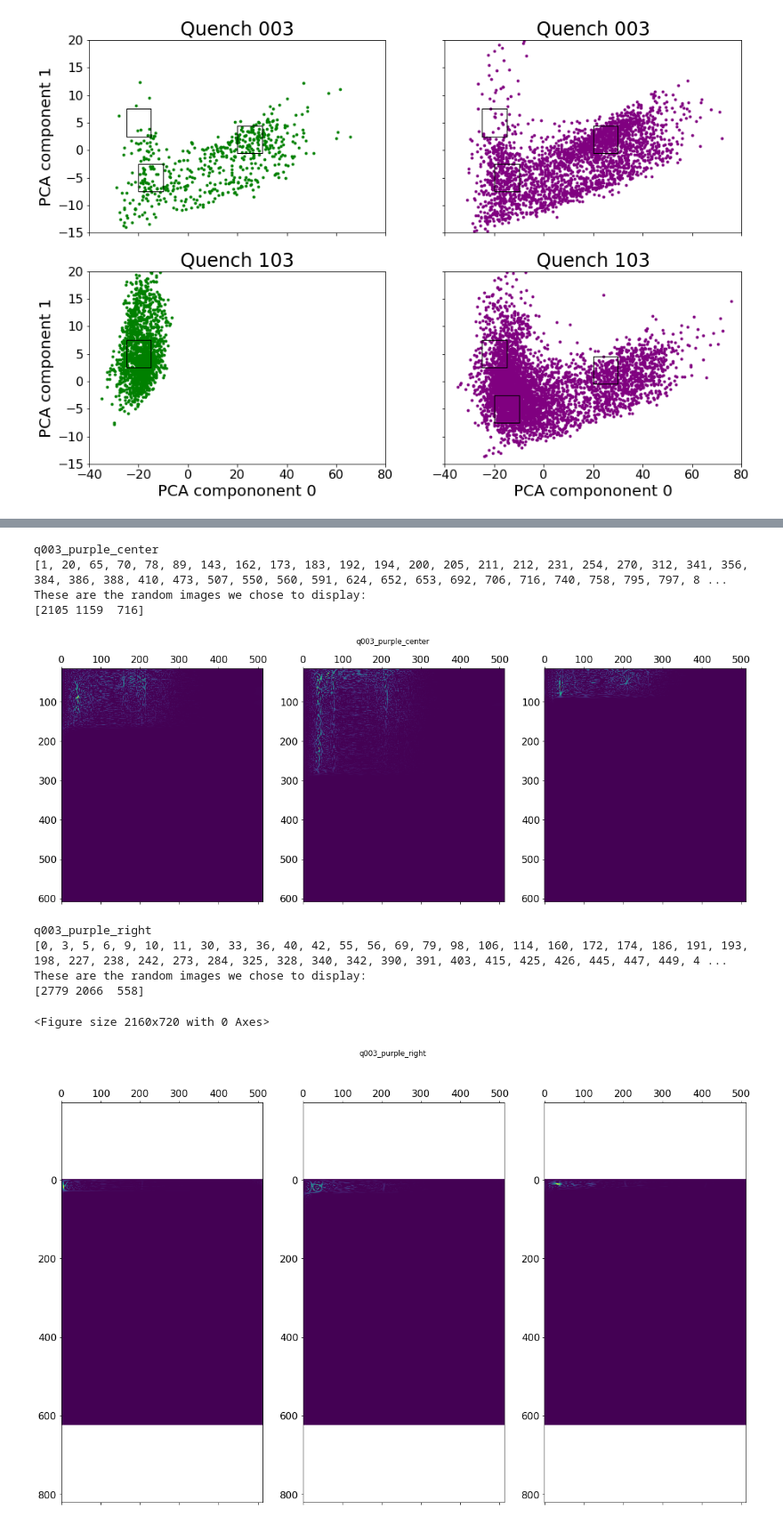
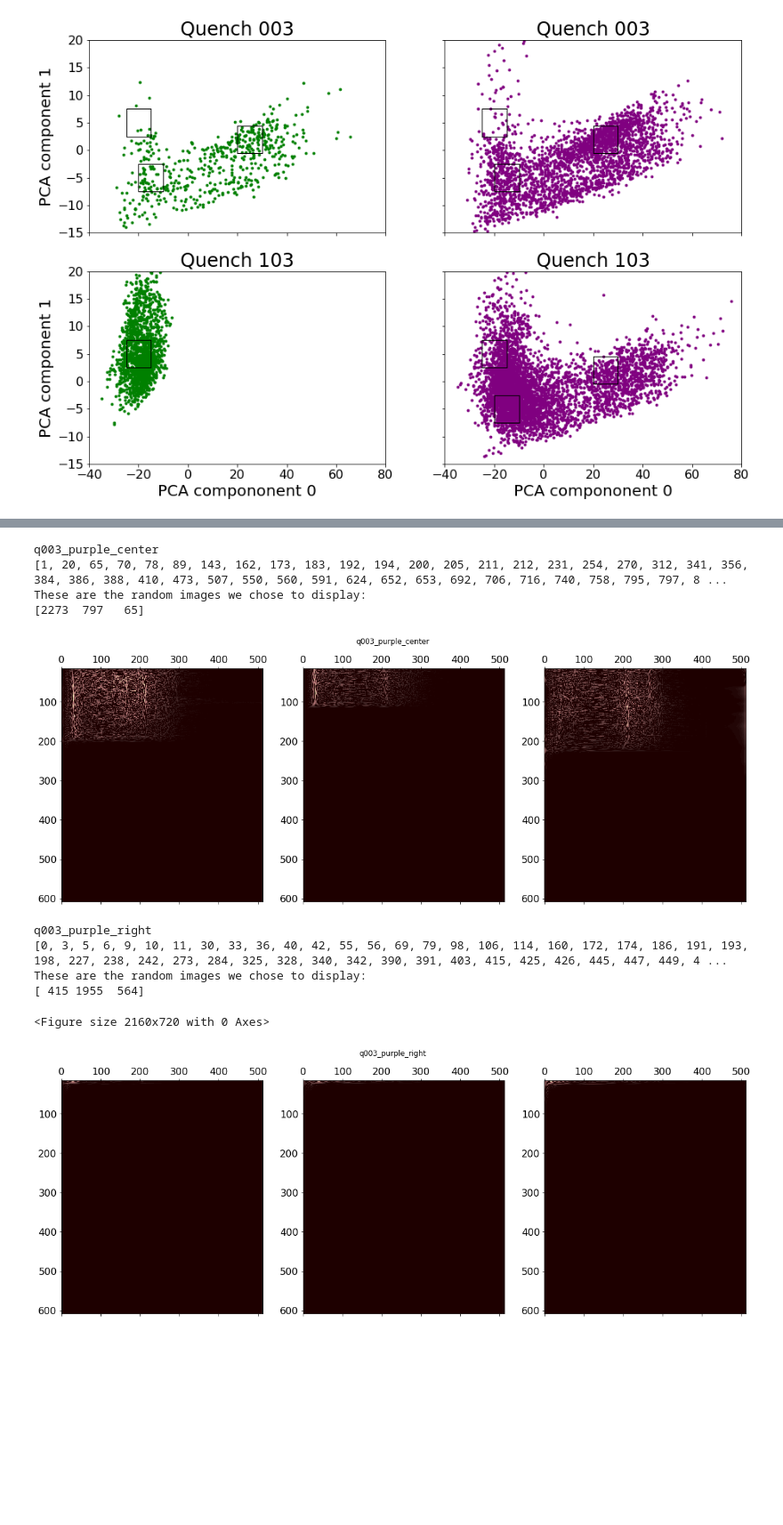
Before and after one commit to lastephey/magnet-notebooks, a Jupyter notebook: notebooks/spectrograms_kmeans_labels.ipynb, the cells around one changed output, grey strips where cells are left out. Shown at 89% size. Drawn from its saved outputs; the diff is of its cells as text; code cells hidden in the pictures; blank space fills up the shorter version.

Commit message:
better colormap

```diff
--- a/notebooks/spectrograms_kmeans_labels.ipynb
+++ b/notebooks/spectrograms_kmeans_labels.ipynb
@@ -143,6 +143,8 @@ rightvxmin = rx-xpad
 rightvxmax = rx+xpad
 rightvymin = ry-ypad
 rightvymax = ry+ypad
+
+colormap='pink'
 # %%
 #draw boxes that show where our pca samples come from
 
@@ -384,11 +386,11 @@ print(pick_3)
 show_images = qall_data[pick_3,:,:]
 
 fig, (ax_l, ax_c, ax_r) = plt.subplots(nrows=1, ncols=3, sharex=True, figsize=(20, 7))
-ax_l.matshow(show_images[0,:,:])
+ax_l.matshow(show_images[0,:,:],cmap=colormap)
 ax_l.axis('equal')
-ax_c.matshow(show_images[1,:,:])
+ax_c.matshow(show_images[1,:,:],cmap=colormap)
 ax_c.axis('equal')
-ax_r.matshow(show_images[2,:,:])
+ax_r.matshow(show_images[2,:,:],cmap=colormap)
 ax_r.axis('equal')
 fig.suptitle('q003_purple_center')
 plt.show()
@@ -396,8 +398,8 @@ plt.show()
 q003_purple_center
 [1, 20, 65, 70, 78, 89, 143, 162, 173, 183, 192, 194, 200, 205, 211, 212, 231, 254, 270, 312, 341, 356, 384, 386, 388, 410, 473, 507, 550, 560, 591, 624, 652, 653, 692, 706, 716, 740, 758, 795, 797, 8 ...
 These are the random images we chose to display:
-[2105 1159  716]
+[2273  797   65]
-[figure, old version]
+[figure, new version]
 # %%
 #quench 3, purple, right
 
@@ -406,39 +408,39 @@ q003_purple_right = list()
 for i in range(qall_data.shape[0]):
     if (i <= q003_data.shape[0]) and (color_label[i]=='purple'):
         pca0 = img_pca[i,0]
         pca1 = img_pca[i,1]
         if (rightvxmin<pca0<rightvxmax) and (rightvymin<pca1<rightvymax):
             q003_purple_right.append(i)
 
 print("q003_purple_right")
 print(q003_purple_right)
 
 plt.figure(figsize=(30, 10))
 
 #randomly pick three images to show (not the first three)
 pick_3 = np.random.choice(q003_purple_right, num_images)
 
 print("These are the random images we chose to display:")
 print(pick_3)
 
 show_images = qall_data[pick_3,:,:]
 
-fig, (ax_l, ax_c, ax_r) = plt.subplots(nrows=1, ncols=3, sharex=True, figsize=(20, 12))
-ax_l.matshow(show_images[0,:,:])
+fig, (ax_l, ax_c, ax_r) = plt.subplots(nrows=1, ncols=3, sharex=True, figsize=(20, 7))
+ax_l.matshow(show_images[0,:,:],cmap=colormap)
 ax_l.axis('equal')
-ax_c.matshow(show_images[1,:,:])
+ax_c.matshow(show_images[1,:,:],cmap=colormap)
 ax_c.axis('equal')
-ax_r.matshow(show_images[2,:,:])
+ax_r.matshow(show_images[2,:,:],cmap=colormap)
 ax_r.axis('equal')
 fig.suptitle('q003_purple_right')
 plt.show()
 # %% [output]
 q003_purple_right
 [0, 3, 5, 6, 9, 10, 11, 30, 33, 36, 40, 42, 55, 56, 69, 79, 98, 106, 114, 160, 172, 174, 186, 191, 193, 198, 227, 238, 242, 273, 284, 325, 328, 340, 342, 390, 391, 403, 415, 425, 426, 445, 447, 449, 4 ...
 These are the random images we chose to display:
-[2779 2066  558]
+[ 415 1955  564]
 <Figure size 2160x720 with 0 Axes>
-[figure, old version]
+[figure, new version]
 # %%
 #quench 103, green, left
 
```
Also changed, not shown: parts of 8 cells of this notebook.
